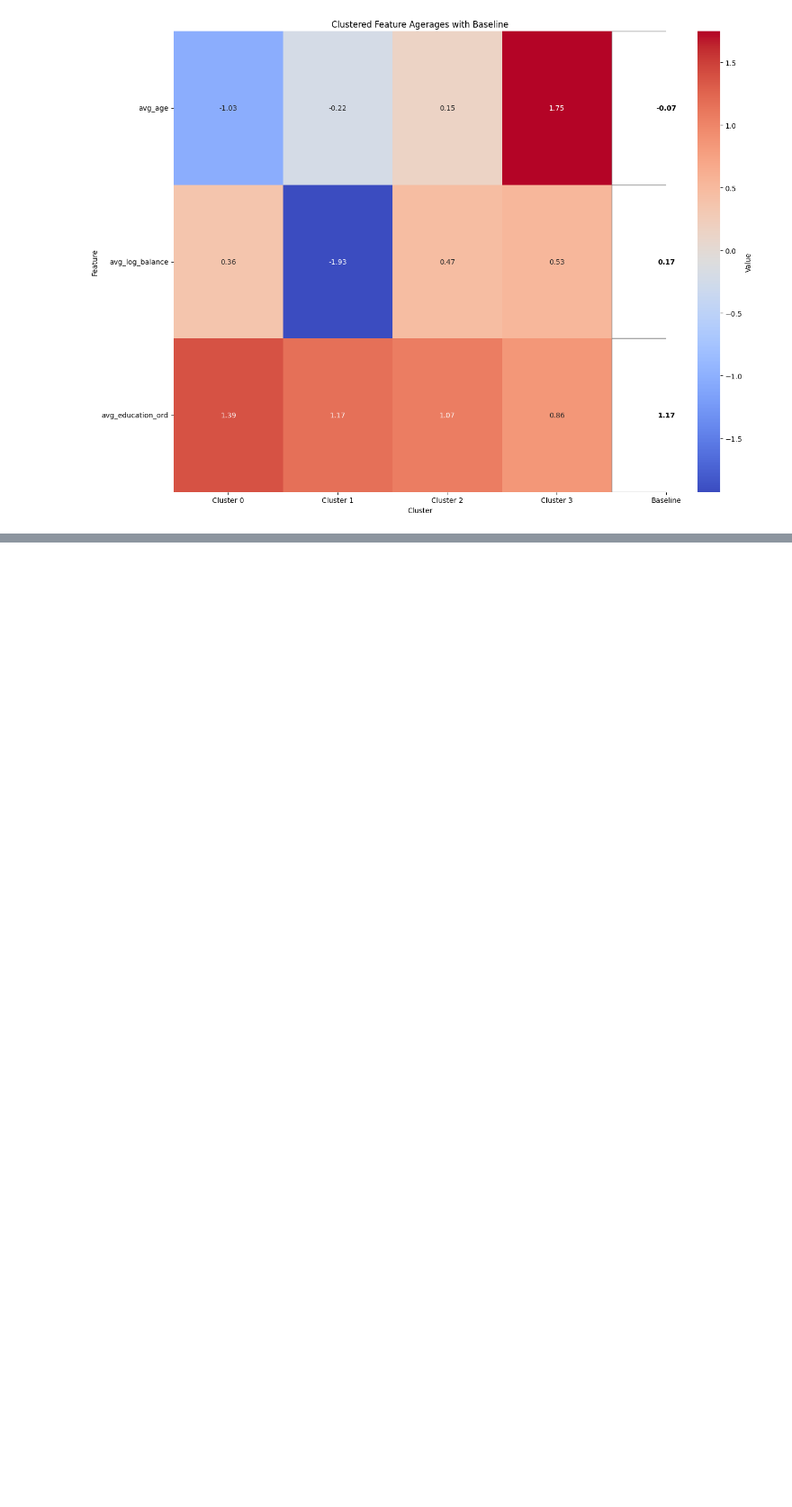
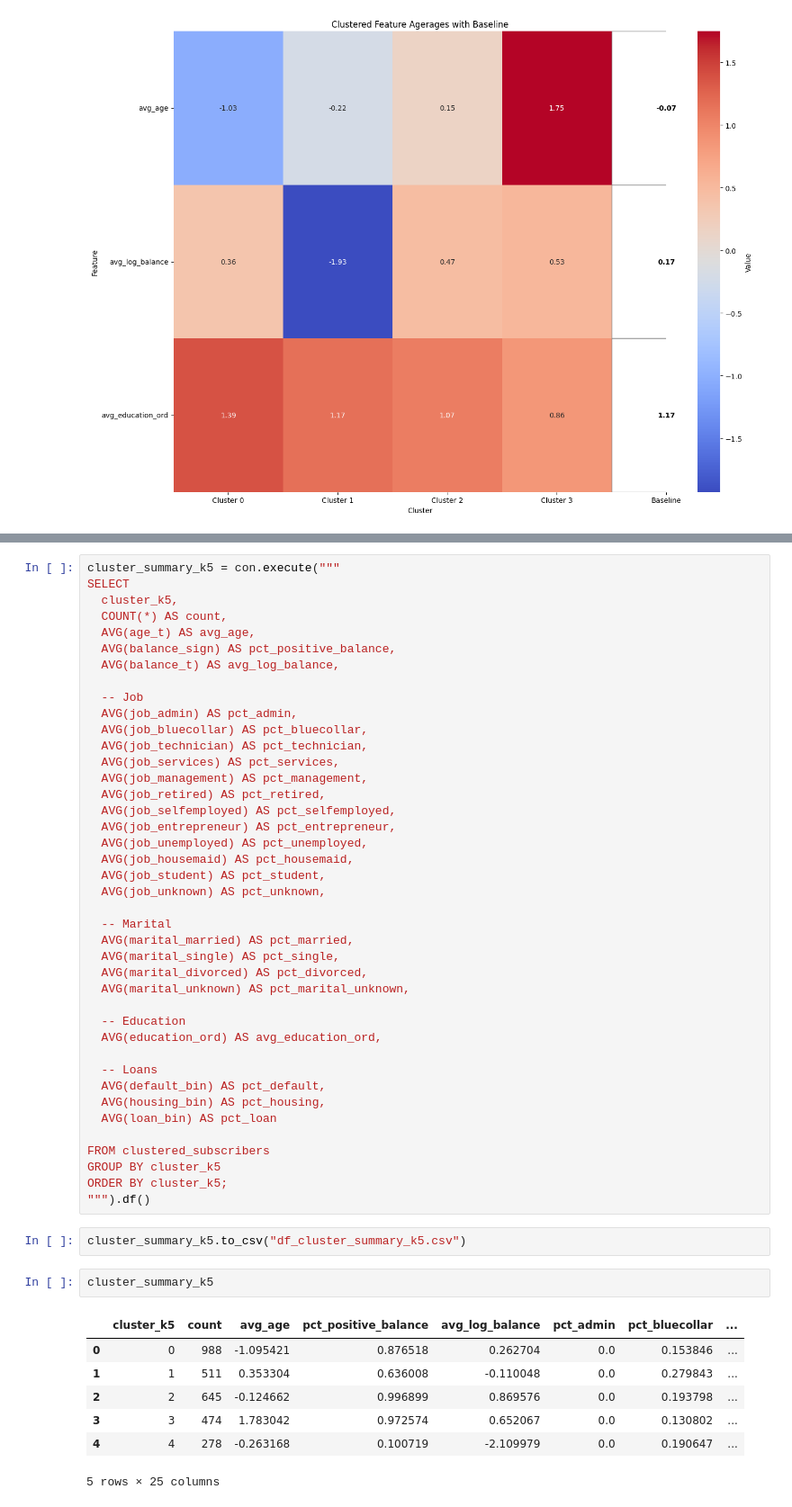
Before and after one commit to FederCO23/Term_Deposit_Marketing_-_tpx4U1BHhRR0IUm9, a Jupyter notebook: TermDepositMarketing_part2.ipynb, the cells around one changed output, grey strips where cells are left out. Shown at 90% size. Drawn from its saved outputs; the diff is of its cells as text; blank space fills up the shorter version.

```diff
--- a/TermDepositMarketing_part2.ipynb
+++ b/TermDepositMarketing_part2.ipynb
@@ -722,0 +646,53 @@ DuckDB has a built-in K-Means function that lets us cluster directly in SQL.
+# %%
+cluster_summary_k5 = con.execute("""
+SELECT
+  cluster_k5,
+  COUNT(*) AS count,
+  AVG(age_t) AS avg_age,
+  AVG(balance_sign) AS pct_positive_balance,
+  AVG(balance_t) AS avg_log_balance,
+
+  -- Job
+  AVG(job_admin) AS pct_admin,
+  AVG(job_bluecollar) AS pct_bluecollar,
+  AVG(job_technician) AS pct_technician,
+  AVG(job_services) AS pct_services,
+  AVG(job_management) AS pct_management,
+  AVG(job_retired) AS pct_retired,
+  AVG(job_selfemployed) AS pct_selfemployed,
+  AVG(job_entrepreneur) AS pct_entrepreneur,
+  AVG(job_unemployed) AS pct_unemployed,
+  AVG(job_housemaid) AS pct_housemaid,
+  AVG(job_student) AS pct_student,
+  AVG(job_unknown) AS pct_unknown,
+
+  -- Marital
+  AVG(marital_married) AS pct_married,
+  AVG(marital_single) AS pct_single,
+  AVG(marital_divorced) AS pct_divorced,
+  AVG(marital_unknown) AS pct_marital_unknown,
+
+  -- Education
+  AVG(education_ord) AS avg_education_ord,
+
+  -- Loans
+  AVG(default_bin) AS pct_default,
+  AVG(housing_bin) AS pct_housing,
+  AVG(loan_bin) AS pct_loan
+
+FROM clustered_subscribers
+GROUP BY cluster_k5
+ORDER BY cluster_k5;
+""").df()
+# %%
+cluster_summary_k5.to_csv("df_cluster_summary_k5.csv")
+# %%
+cluster_summary_k5
+# %% [output]
+|  | cluster_k5 | count | avg_age | pct_positive_balance | avg_log_balance | pct_admin | pct_bluecollar | ... |
+| 0 | 0 | 988 | -1.095421 | 0.876518 | 0.262704 | 0.0 | 0.153846 | ... |
+| 1 | 1 | 511 | 0.353304 | 0.636008 | -0.110048 | 0.0 | 0.279843 | ... |
+| 2 | 2 | 645 | -0.124662 | 0.996899 | 0.869576 | 0.0 | 0.193798 | ... |
+| 3 | 3 | 474 | 1.783042 | 0.972574 | 0.652067 | 0.0 | 0.130802 | ... |
+| 4 | 4 | 278 | -0.263168 | 0.100719 | -2.109979 | 0.0 | 0.190647 | ... |
+5 rows × 25 columns
```
Also changed, not shown: parts of 17 cells of this notebook.
